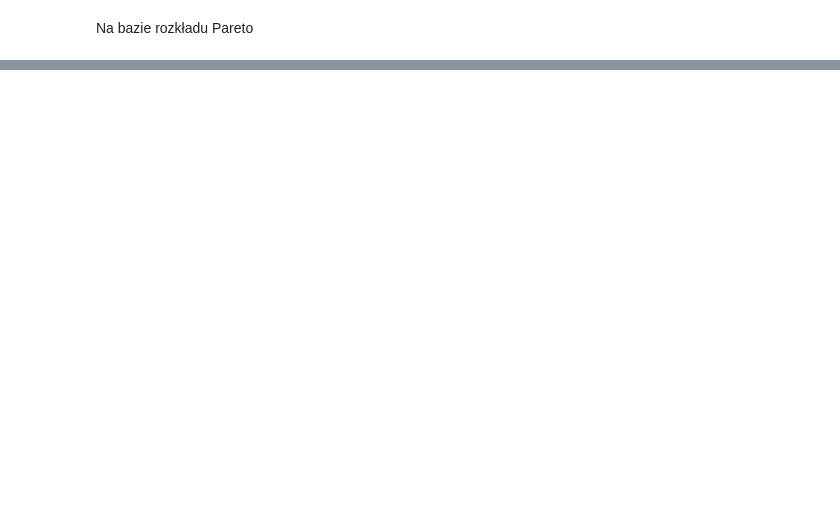
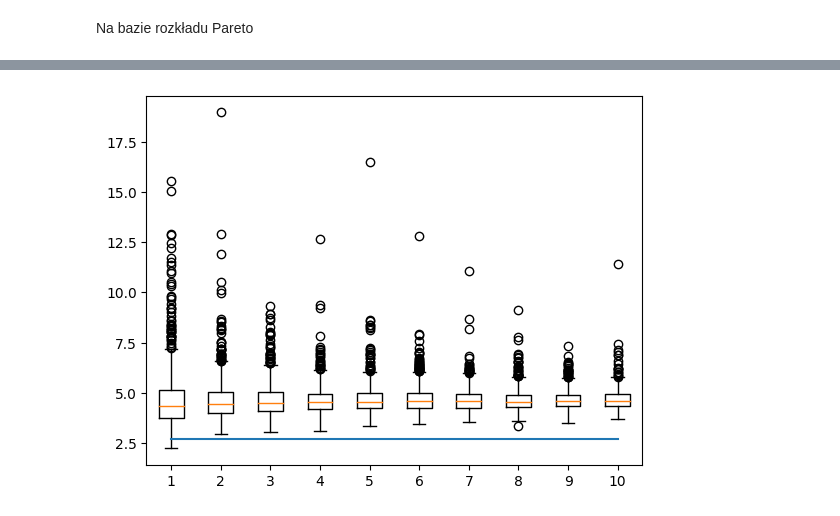
Before and after one commit to rafglo/Statystyka-stosowana, a Jupyter notebook: lista4.ipynb, the cells around one changed output, grey strips where cells are left out. Drawn from its saved outputs; the diff is of its cells as text; code cells hidden in the pictures; blank space fills up the shorter version.

```diff
--- a/lista4.ipynb
+++ b/lista4.ipynb
@@ -156,0 +200,22 @@ plt.show()
+# %%
+samples_norm2 = []
+for n in ns:
+    sams = []
+    for i in range(1000):
+        sam = np.random.normal(mi, sigma, int(n))
+        sams.append(sam)
+    samples_norm2.append(sams)
+# %%
+samples_lognorm2 = []
+for sample in samples_norm2:
+    sams = []
+    for sample1 in sample:
+        sams.append(np.exp(sample1))
+    samples_lognorm2.append(sams)
+# %%
+vars_ = []
+for sample1 in samples_lognorm2:
+    vars1 = []
+    for sample in sample1:
+        vars1.append(variance_estim1(sample))
+    vars_.append(vars1)
@@ -156,0 +229,11 @@ plt.show()
+# %%
+xs4 = np.linspace(1,10,1000)
+vars_teo = [lognormal_var(mi, sigma)] * 1000
+# %%
+import matplotlib.pyplot as plt
+plt.boxplot(vars_)
+plt.plot(xs4, vars_teo)
+plt.title("Boxploty dla estymatora 1")
+plt.show()
+# %% [output]
+[figure, added]
```
Also changed, not shown: parts of 22 cells of this notebook.
